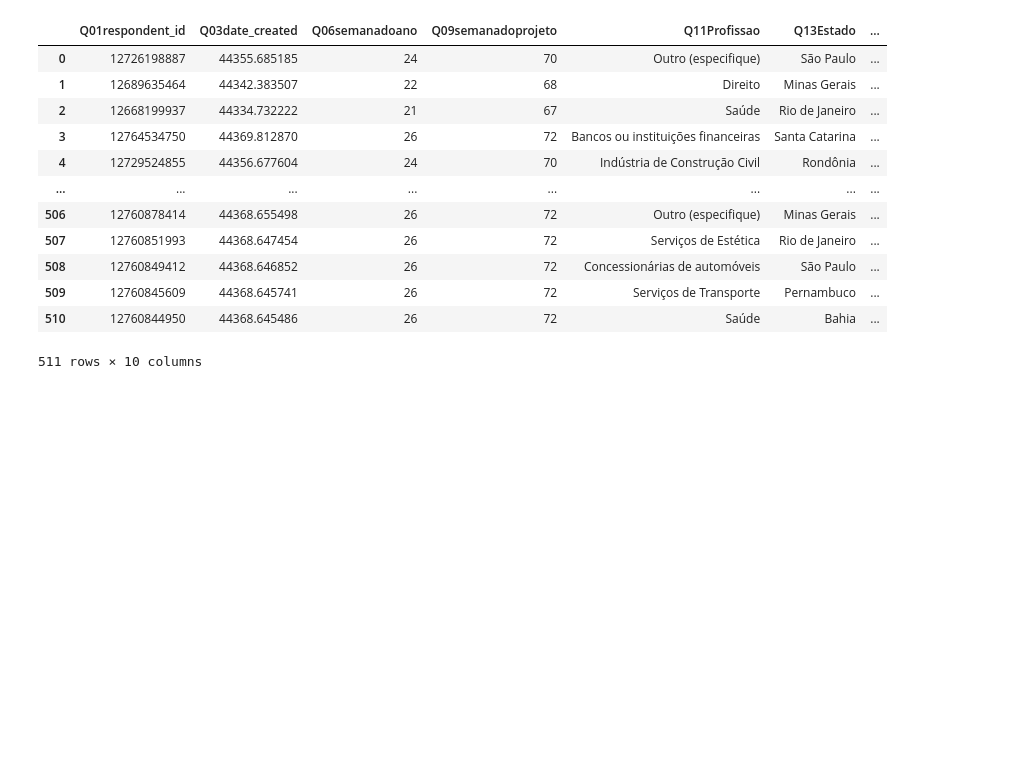
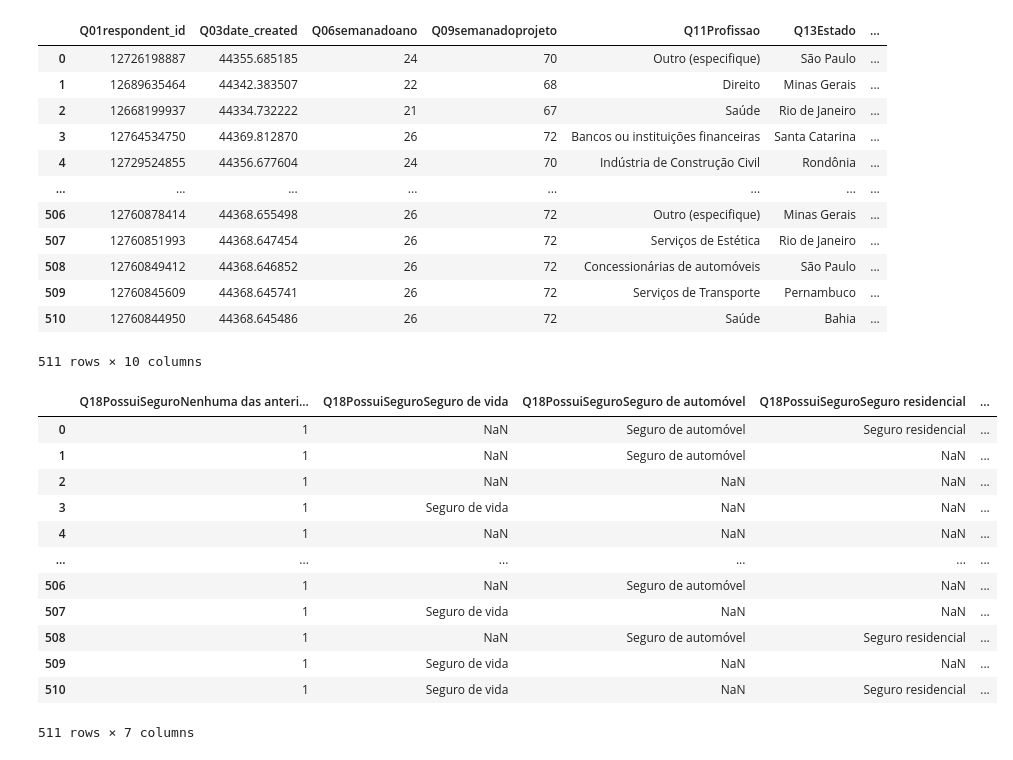
Before and after one commit to carolvieirav/Case_ILUMEO, a Jupyter notebook: Case_ILUMEO.ipynb, the cells around one changed output. Drawn from its saved outputs; the diff is of its cells as text; code cells hidden in the pictures; blank space fills up the shorter version.

```diff
--- a/Case_ILUMEO.ipynb
+++ b/Case_ILUMEO.ipynb
@@ -105,2 +102,18 @@ df[]
+# %%
+qlst[0]
+# %% [output]
+|  | Q18PossuiSeguroNenhuma das anteri... | Q18PossuiSeguroSeguro de vida | Q18PossuiSeguroSeguro de automóvel | Q18PossuiSeguroSeguro residencial | ... |
+| 0 | 1 | NaN | Seguro de automóvel | Seguro residencial | ... |
+| 1 | 1 | NaN | Seguro de automóvel | NaN | ... |
+| 2 | 1 | NaN | NaN | NaN | ... |
+| 3 | 1 | Seguro de vida | NaN | NaN | ... |
+| 4 | 1 | NaN | NaN | NaN | ... |
+| ... | ... | ... | ... | ... | ... |
+| 506 | 1 | NaN | Seguro de automóvel | NaN | ... |
+| 507 | 1 | Seguro de vida | NaN | NaN | ... |
+| 508 | 1 | NaN | Seguro de automóvel | Seguro residencial | ... |
+| 509 | 1 | Seguro de vida | NaN | NaN | ... |
+| 510 | 1 | Seguro de vida | NaN | Seguro residencial | ... |
+511 rows × 7 columns
 # %%
 df.to_excel('df.xlsx')
```
Also changed, not shown: parts of 3 cells of this notebook.
